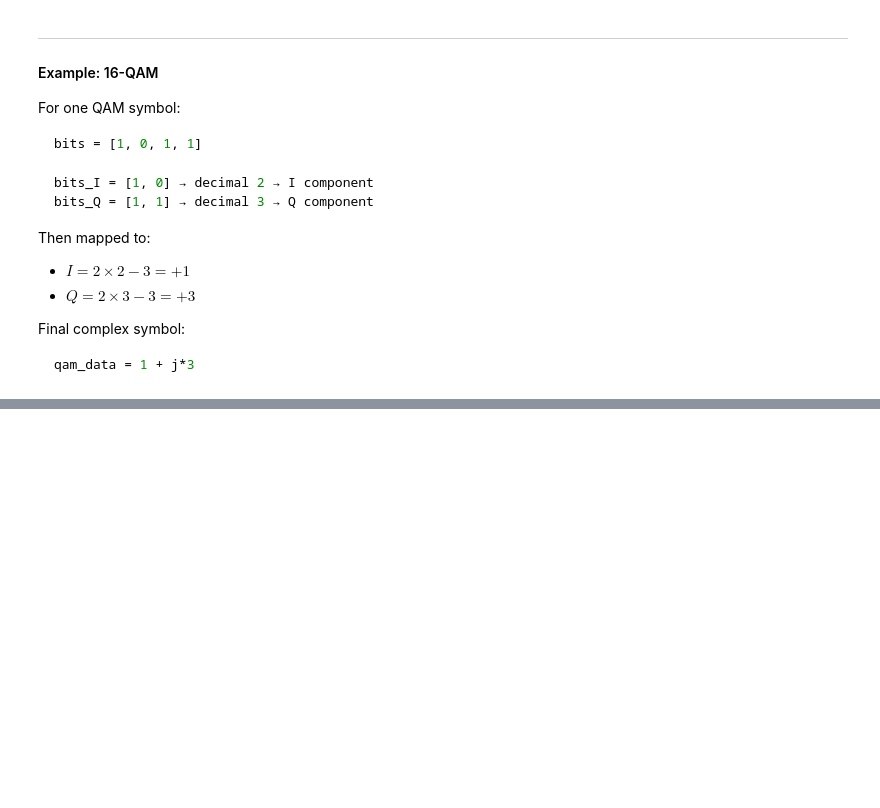
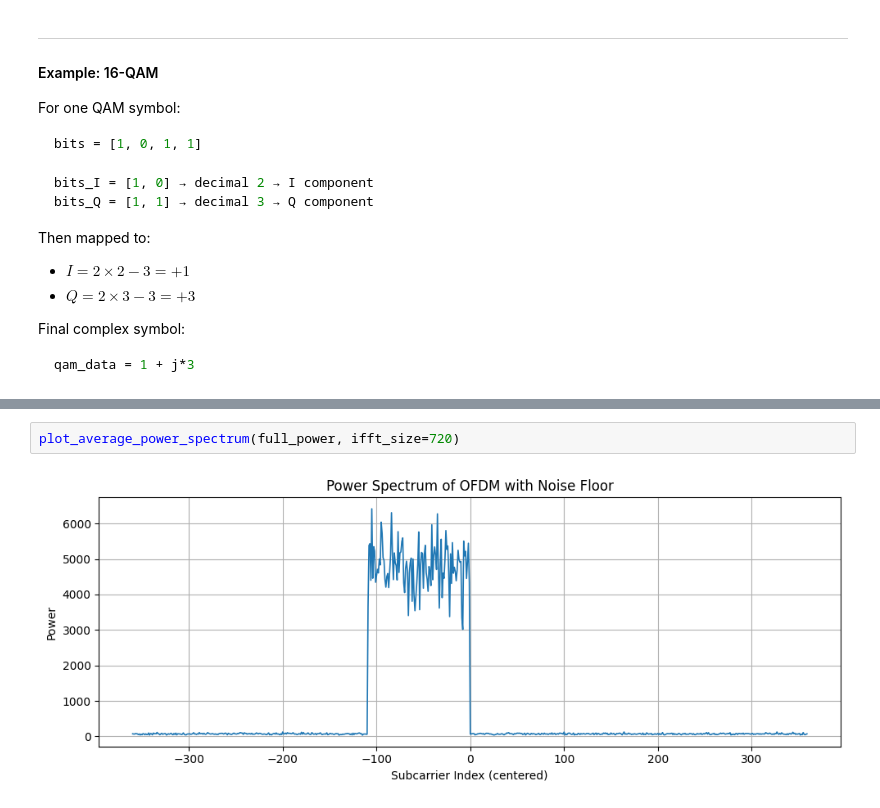
Before and after one commit to hamed-h98/5G_projects, a Jupyter notebook: OFDM_QAM/OFDM_QAM_TX_RX.ipynb, the cells around one changed output, grey strips where cells are left out. Drawn from its saved outputs; the diff is of its cells as text; blank space fills up the shorter version.

```diff
--- a/OFDM_QAM/OFDM_QAM_TX_RX.ipynb
+++ b/OFDM_QAM/OFDM_QAM_TX_RX.ipynb
@@ -251,0 +499,4 @@ Think of OFDM as encoding frequency data, and then IFFT transforms it into the r
+# %%
+plot_average_power_spectrum(full_power, ifft_size=720)
+# %% [output]
+[figure, added]
```
Also changed, not shown: parts of 20 cells of this notebook, 1 other file.
